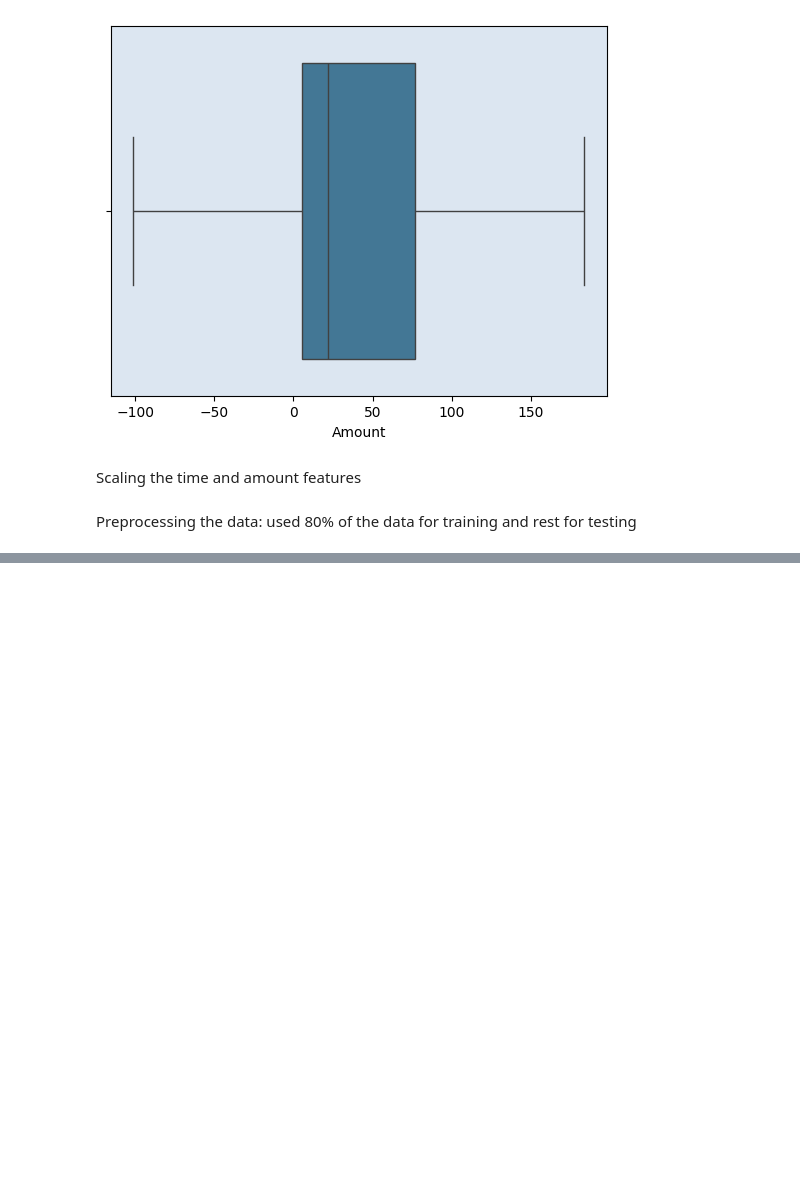
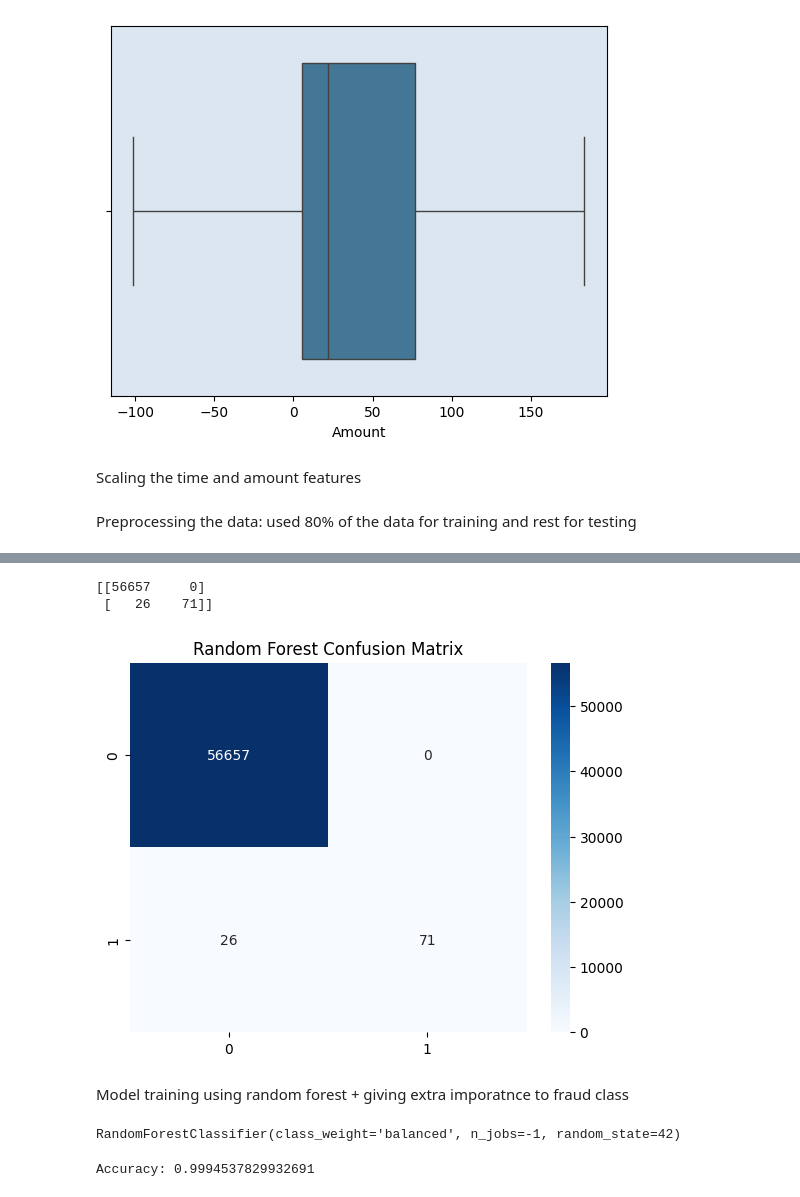
Before and after one commit to AayushiSud06/credit-card-fraud-detection, a Jupyter notebook: notebook/fraud_detection.ipynb, the cells around one changed output, grey strips where cells are left out. Cells and saved outputs as stored; diff of their text form; code cells hidden in the pictures; blank space fills up the shorter version.

```diff
--- a/notebook/fraud_detection.ipynb
+++ b/notebook/fraud_detection.ipynb
@@ -232,0 +299,9 @@ X_train, X_test, y_train, y_test = train_test_split(
+# %%
+
+rf_model = RandomForestClassifier(
+    n_estimators=50,
+    random_state=42,
+    n_jobs=-1
+)
+# %%
+rf_model.fit(X_train, y_train)
@@ -232,0 +310,2 @@ X_train, X_test, y_train, y_test = train_test_split(
+# %%
+rf_pred = rf_model.predict(X_test)
@@ -232,0 +331,23 @@ X_train, X_test, y_train, y_test = train_test_split(
+# %%
+from sklearn.metrics import confusion_matrix
+
+rf_cm = confusion_matrix(y_test, rf_pred)
+
+print(rf_cm)
+# %% [output]
+[[56657     0]
+ [   26    71]]
+# %%
+sns.heatmap(
+    rf_cm,
+    annot=True,
+    fmt='d',
+    cmap='Blues'
+)
+
+plt.title("Random Forest Confusion Matrix")
+plt.show()
+# %% [output]
+[figure, added]
+# %% [markdown]
+Model training using random forest + giving extra imporatnce to fraud class
@@ -232,0 +361,4 @@ X_train, X_test, y_train, y_test = train_test_split(
+# %%
+rf1_model.fit(X_train,y_train)
+# %% [output]
+RandomForestClassifier(class_weight='balanced', n_jobs=-1, random_state=42)
@@ -232,0 +367,6 @@ X_train, X_test, y_train, y_test = train_test_split(
+# %%
+from sklearn.metrics import accuracy_score
+
+print("Accuracy:", accuracy_score(y_test, rf1_pred))
+# %% [output]
+Accuracy: 0.9994537829932691
```
Also changed, not shown: parts of 21 cells of this notebook.
